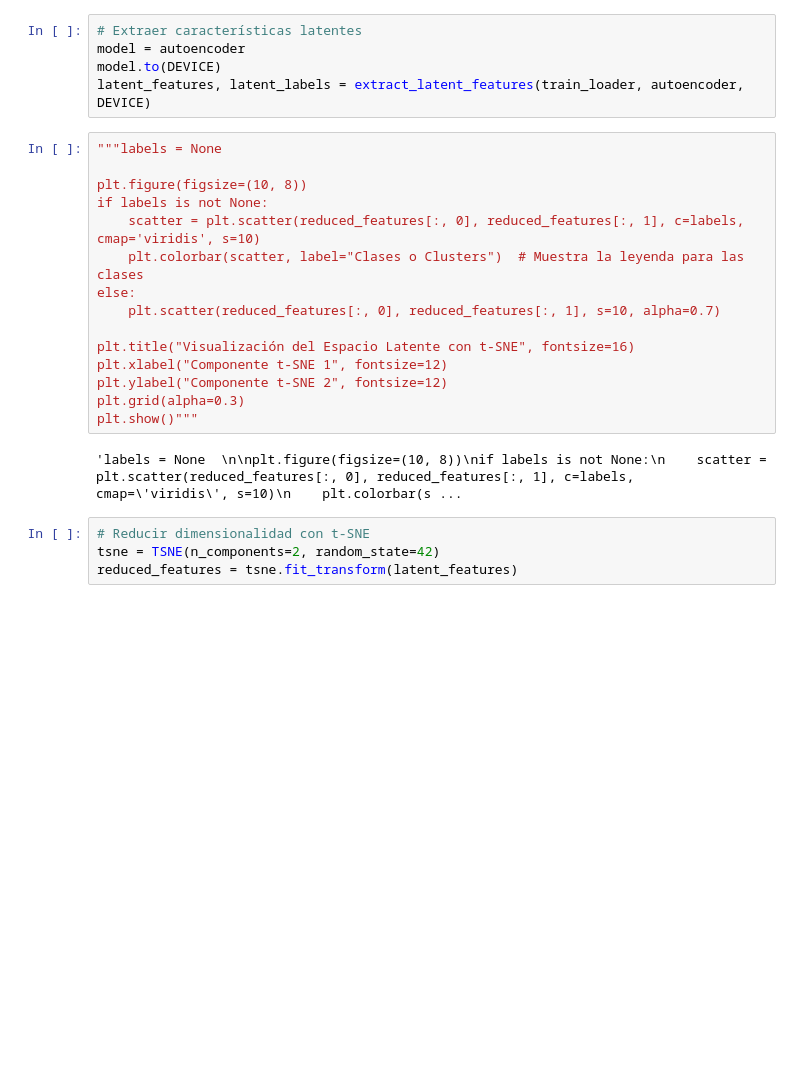
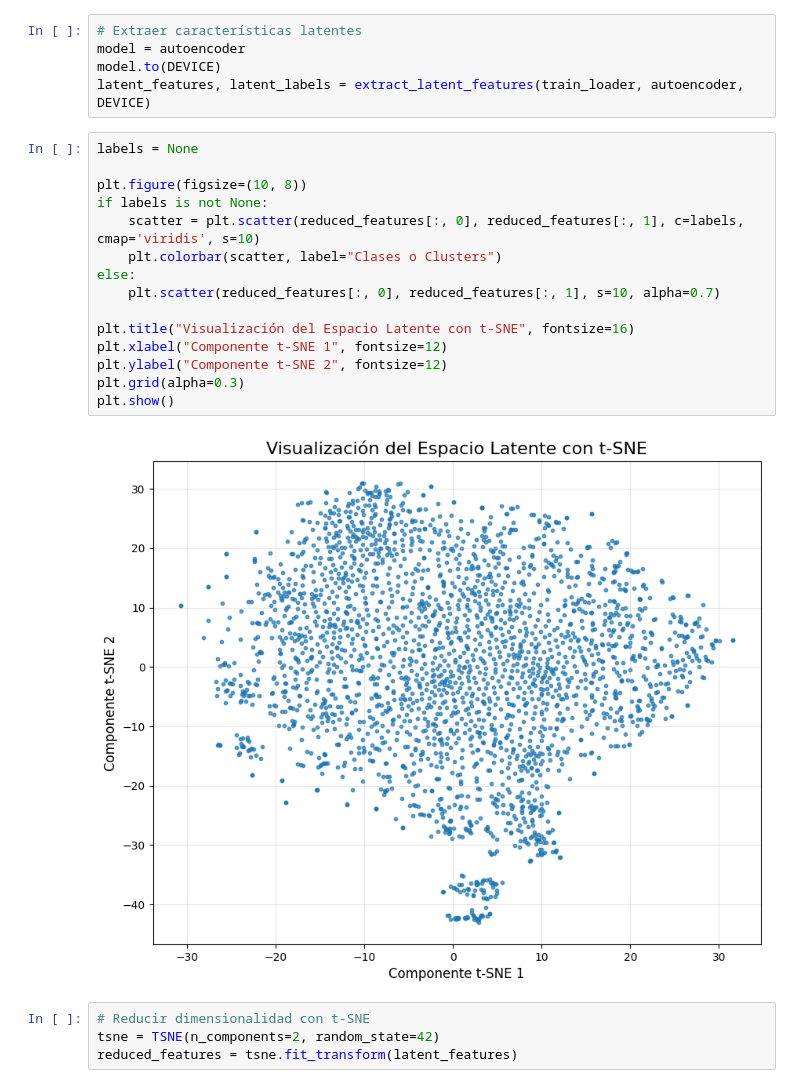
Before and after one commit to MajinLoop/IC6200_AI_P3, a Jupyter notebook: src/experiment_2.ipynb, the cells around one changed output. Drawn from its saved outputs; the diff is of its cells as text; blank space fills up the shorter version.

```diff
--- a/src/experiment_2.ipynb
+++ b/src/experiment_2.ipynb
@@ -525,22 +566,22 @@ model = autoencoder
 model.to(DEVICE)
 latent_features, latent_labels = extract_latent_features(train_loader, autoencoder, DEVICE)
 # %%
-"""labels = None
+labels = None
 
 plt.figure(figsize=(10, 8))
 if labels is not None:
     scatter = plt.scatter(reduced_features[:, 0], reduced_features[:, 1], c=labels, cmap='viridis', s=10)
-    plt.colorbar(scatter, label="Clases o Clusters")  # Muestra la leyenda para las clases
+    plt.colorbar(scatter, label="Clases o Clusters")
 else:
     plt.scatter(reduced_features[:, 0], reduced_features[:, 1], s=10, alpha=0.7)
 
 plt.title("Visualización del Espacio Latente con t-SNE", fontsize=16)
 plt.xlabel("Componente t-SNE 1", fontsize=12)
 plt.ylabel("Componente t-SNE 2", fontsize=12)
 plt.grid(alpha=0.3)
-plt.show()"""
+plt.show()
 # %% [output]
-'labels = None  \n\nplt.figure(figsize=(10, 8))\nif labels is not None:\n    scatter = plt.scatter(reduced_features[:, 0], reduced_features[:, 1], c=labels, cmap=\'viridis\', s=10)\n    plt.colorbar(s ...
+[figure, added]
 # %%
 # Reducir dimensionalidad con t-SNE
 tsne = TSNE(n_components=2, random_state=42)
```
Also changed, not shown: parts of 17 cells of this notebook.
